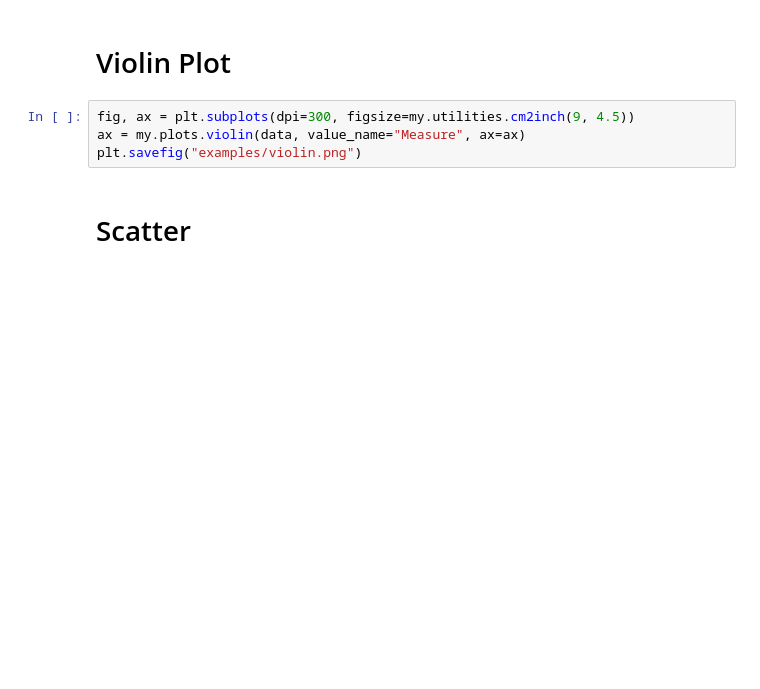
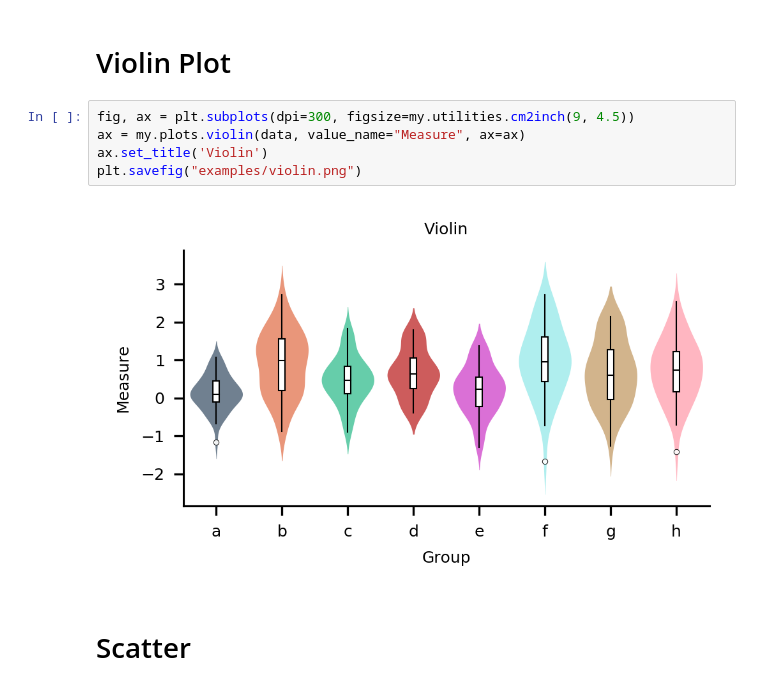
Before and after one commit to moltaire/myplotlib, a Jupyter notebook: gallery.ipynb, the cells around one changed output. Drawn from its saved outputs; the diff is of its cells as text; blank space fills up the shorter version.

```diff
--- a/gallery.ipynb
+++ b/gallery.ipynb
@@ -32,7 +32,10 @@ data.columns.name = "Group"
 # %%
 fig, ax = plt.subplots(dpi=300, figsize=my.utilities.cm2inch(9, 4.5))
 ax = my.plots.violin(data, value_name="Measure", ax=ax)
+ax.set_title('Violin')
 plt.savefig("examples/violin.png")
+# %% [output]
+[figure, added]
 # %% [markdown]
 # Scatter
 # %%
```
Also changed, not shown: parts of 5 cells of this notebook.
